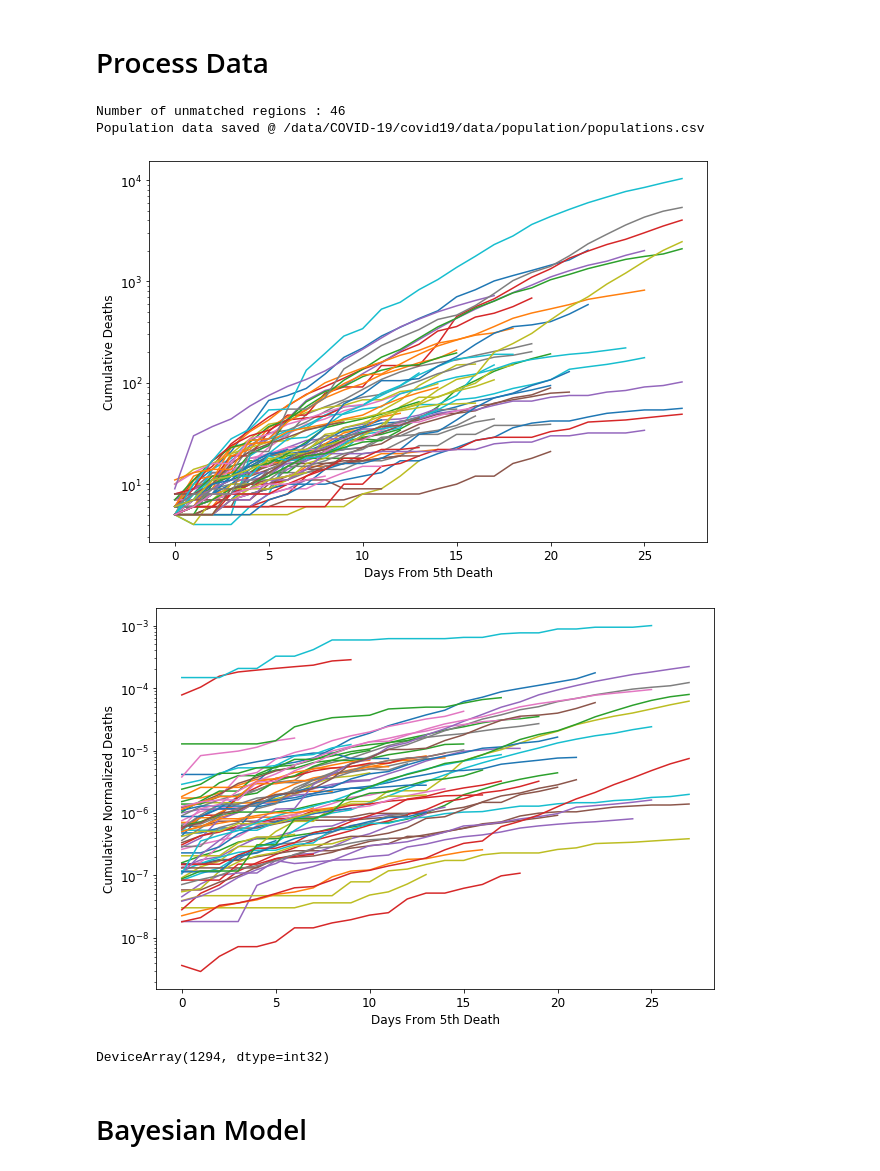
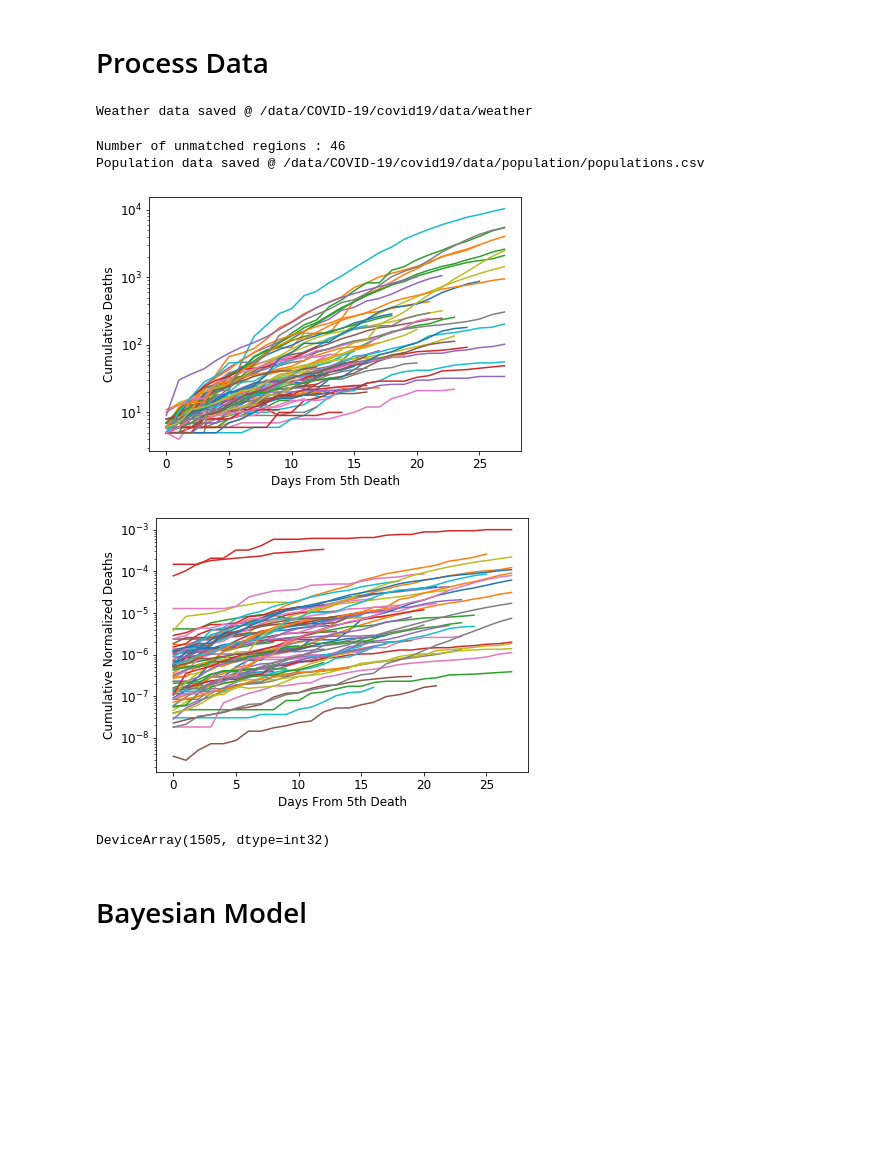
Before and after one commit to chrisfinlay/covid19, a Jupyter notebook: notebooks/2.3 BHM Linear Temperature and Humidity.ipynb, the cells around one changed output. Drawn from its saved outputs; the diff is of its cells as text; code cells hidden in the pictures; blank space fills up the shorter version.

```diff
--- a/notebooks/2.3 BHM Linear Temperature and Humidity.ipynb
+++ b/notebooks/2.3 BHM Linear Temperature and Humidity.ipynb
@@ -5,3 +5,5 @@ env: CUDA_VISIBLE_DEVICES=
+# %%
+fig_scale = 2./3.
 # %%
 import matplotlib.pyplot as plt
 import pandas as pd
@@ -55,16 +46,13 @@ def initial_processing(df):
 # %%
-# Read in file
-d_df = pd.read_csv('../data/IRD/deaths.csv')
-t_df = pd.read_csv('../data/weather/temperature.csv')
-h_df = pd.read_csv('../data/weather/humidity.csv')
-# Drop China, Iran and Italy
-d_df = initial_processing(d_df)
-t_df = initial_processing(t_df)
-h_df = initial_processing(h_df)
+# Confirmed Deaths
+d_df = transform.IRD(min_confirmed=10, min_recovered=0, min_deaths=10)[2]
+t_df, h_df, _ = transform.weather()
 # Drop low deaths
 d_df = d_df[(d_df.max(axis=1)>10)]
 t_df = t_df.T[d_df.index.values].T
 h_df = h_df.T[d_df.index.values].T
+# %% [output]
+Weather data saved @ /data/COVID-19/covid19/data/weather
 # %%
 deaths = {}
 temps = {}
@@ -81,32 +69,32 @@ pops = transform.population()
 Number of unmatched regions : 46
 Population data saved @ /data/COVID-19/covid19/data/population/populations.csv
 # %%
-plt.figure(figsize=(10,7))
+plt.figure(figsize=(fig_scale*10,fig_scale*7))
 for c in deaths.keys():
     plt.semilogy(deaths[c], label=c)
 plt.ylabel('Cumulative Deaths')
 plt.xlabel('Days From 5th Death')
-plt.savefig('../plots/Deaths_Growth.png')
+plt.savefig('../plots/2.3_Deaths_Growth.png')
 # plt.legend(ncol=3)
 # %% [output]
-[figure, old version]
+[figure, new version]
 # %%
-plt.figure(figsize=(10,7))
+plt.figure(figsize=(fig_scale*10,fig_scale*7))
 for c in deaths.keys():
     try:
         plt.semilogy(deaths[c]/pops[c].values, label=c);
     except:
         pass
 plt.ylabel('Cumulative Normalized Deaths')
 plt.xlabel('Days From 5th Death')
-plt.savefig('../plots/Deaths_Growth_Normed.png')
+plt.savefig('../plots/2.3_Deaths_Growth_Normed.png')
 # plt.legend(ncol=3)
 # %% [output]
-[figure, old version]
+[figure, new version]
 # %%
 np.sum([len(deaths[c]) for c in deaths.keys()])
 # %% [output]
-DeviceArray(1294, dtype=int32)
+DeviceArray(1505, dtype=int32)
 # %% [markdown]
 # Bayesian Model
 # %% [markdown]
```
Also changed, not shown: parts of 10 cells of this notebook, 24 other files.
